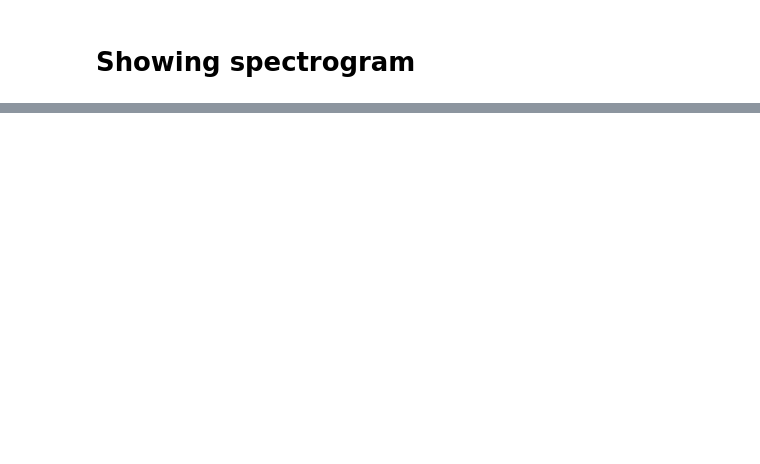
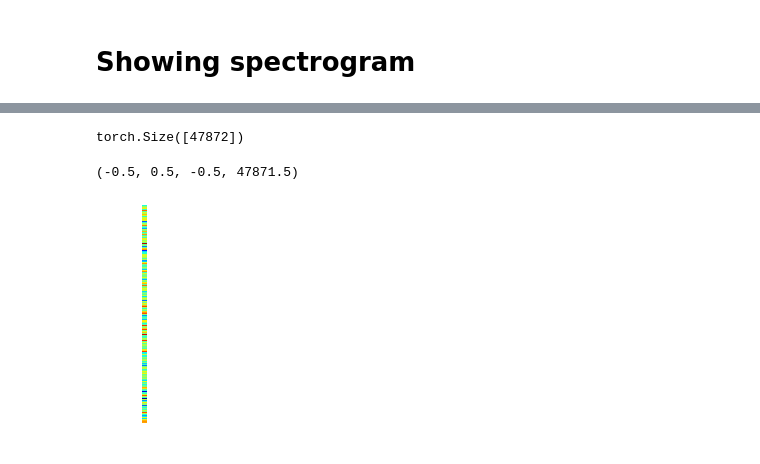
Before and after one commit to KinWaiCheuk/MusicNet_Analysis, a Jupyter notebook: Part_2/Viusalizing spectrogram.ipynb, the cells around one changed output, grey strips where cells are left out. Cells and saved outputs as stored; diff of their text form; code cells hidden in the pictures; blank space fills up the shorter version.

```diff
--- a/Part_2/Viusalizing spectrogram.ipynb
+++ b/Part_2/Viusalizing spectrogram.ipynb
@@ -224,0 +250,8 @@ Text(0, 0.5, 'frequency bin')
+# %%
+k_out = 128
+k2_out = 256
+stride1 = (2,1)
+CNN_freq = nn.Conv2d(1,k_out,kernel_size=(128,1),stride=(2,1))
+CNN_time = nn.Conv2d(k_out,k2_out,kernel_size=(1,25),stride=(1,1))
+# %%
+output = CNN_freq(SpecX.unsqueeze(1))
@@ -224,0 +274,2 @@ Text(0, 0.5, 'frequency bin')
+# %%
+output_t = CNN_time(output)
@@ -224,0 +292,10 @@ Text(0, 0.5, 'frequency bin')
+# %%
+torch.flatten(output_t).shape
+# %% [output]
+torch.Size([47872])
+# %%
+plt.imshow(output_t.view(-1,1).data.cpu(), cmap='jet', origin='lower', aspect=0.001)#,vmax=10, vmin=-16)
+plt.axis('off')
+# %% [output]
+(-0.5, 0.5, -0.5, 47871.5)
+[figure, added]
```
Also changed, not shown: parts of 13 cells of this notebook.
